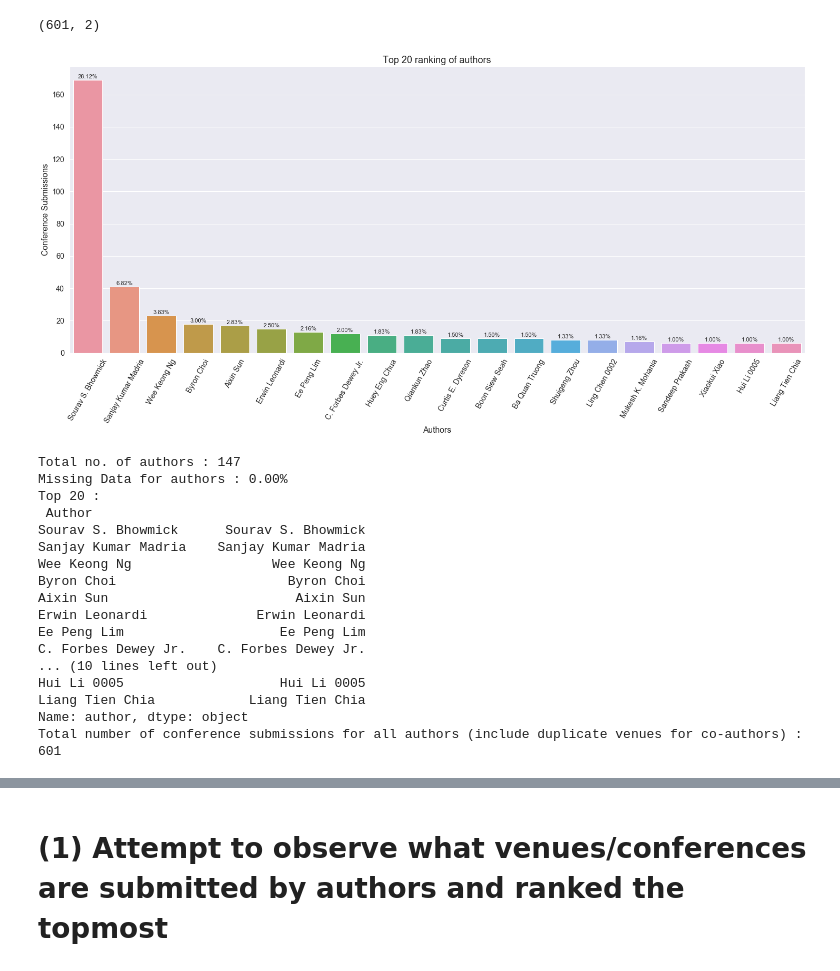
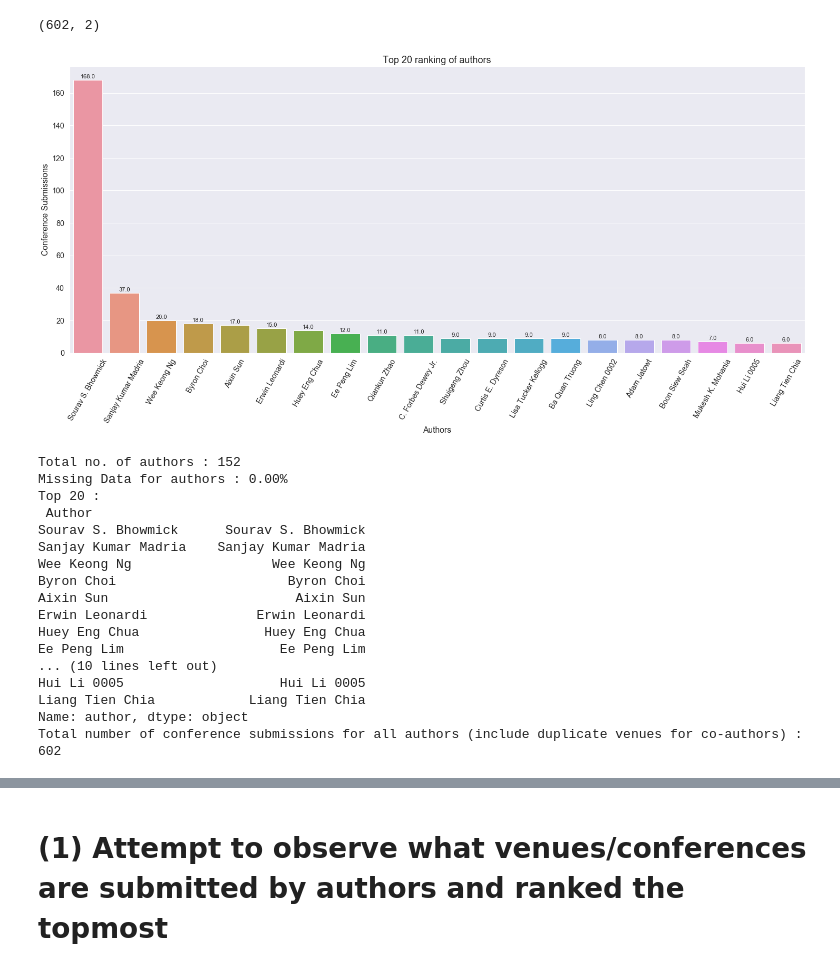
Before and after one commit to samaujs/Network-Science, a Jupyter notebook: dblp/xml_preprocessing_conferences.ipynb, the cells around one changed output, grey strips where cells are left out. Drawn from its saved outputs; the diff is of its cells as text; code cells hidden in the pictures.

Commit message:
Rewritten xml_parse_conferences.py to verify xml_sax_parser.py; both gets sync.

```diff
--- a/dblp/xml_preprocessing_conferences.ipynb
+++ b/dblp/xml_preprocessing_conferences.ipynb
@@ -15,7 +15,8 @@ import matplotlib.pyplot as plt
 # Where to save the figures
 PROJECT_ROOT_DIR = "."
 
-author_edgelist_file = "./datasets/BhowmickSouravS_noTags.csv" # Leskovec-Jure_noTags.csv
+# Getting output filename generated by xml_sax_parser
+author_edgelist_file = "./datasets/BhowmickSouravS.csv" # BhowmickSouravS.csv Leskovec-Jure.csv
 
 def save_fig(filename, tight_layout=True):
     data_path = os.path.join(PROJECT_ROOT_DIR, "images")
@@ -35,7 +36,7 @@ def save_fig(filename, tight_layout=True):
 df = pd.read_csv(author_edgelist_file)
 df.shape
 # %% [output]
-(601, 2)
+(602, 2)
 # %%
 # Plotting top rank authors
 author_Grp = pd.DataFrame()
@@ -51,36 +52,36 @@ order_authors = author_Grp_top.sort_values(by='authorCount',ascending=False)['au
 
 plt.figure(figsize=(25, 10))
 sns.set(color_codes=True)
 sns.set(font_scale = 1.3)
 ax = sns.barplot(x='author', y='authorCount', data=author_Grp_top, order=order_authors)
 ax.set_title('Top ' + str(topmost) + ' ranking of authors', fontsize=18)
 for rectBox in ax.patches:
     count = rectBox.get_height()
     #print("Counts :", count)
     ax.text(rectBox.get_x() + rectBox.get_width()/2.,
             count + bar_text_filler,
-            '{:1.2f}%'.format(count/total_counts*100),
+            count, # '{:1.2f}%'.format(count/total_counts*100) to get %
             ha="center", fontsize=11)
 
 
 xt = plt.xticks(rotation=60)
 plt.xlabel('Authors')
 plt.ylabel('Conference Submissions')
 plt.show()
 
 print("Total no. of authors :", len(author_Grp.index))
 print("Missing Data for authors : " +
       '{:1.2f}%'.format(df['Author'].isnull().sum() / total_counts * 100))
 print("Top " + str(topmost) + " :\n", author_Grp_top['author'])
 print("Total number of conference submissions for all authors (include duplicate venues for co-authors) : ", total_counts)
 
 for ctr in range(len(author_Grp_top)):
     if (author_Grp_top.iloc[ctr]['author'] == -999):
         print("Found in Index", str(ctr) + ":", author_Grp_top.iloc[ctr]['authorCount'])
         print("Missing Data : " + '{:1.2f}%'.format(author_Grp_top.iloc[ctr]['authorCount'] / total_counts * 100))
 # %% [output]
-[figure, old version]
+[figure, new version]
-Total no. of authors : 147
+Total no. of authors : 152
 Missing Data for authors : 0.00%
 Top 20 :
  Author
@@ -90,13 +91,13 @@ Wee Keong Ng                  Wee Keong Ng
 Byron Choi                      Byron Choi
 Aixin Sun                        Aixin Sun
 Erwin Leonardi              Erwin Leonardi
+Huey Eng Chua                Huey Eng Chua
 Ee Peng Lim                    Ee Peng Lim
-C. Forbes Dewey Jr.    C. Forbes Dewey Jr.
 ... (10 lines left out)
 Hui Li 0005                    Hui Li 0005
 Liang Tien Chia            Liang Tien Chia
 Name: author, dtype: object
-Total number of conference submissions for all authors (include duplicate venues for co-authors) :  601
+Total number of conference submissions for all authors (include duplicate venues for co-authors) :  602
 # %%
 # Get author list for each unique venue
 Venue_Authors = pd.DataFrame()
```
Also changed, not shown: parts of 28 cells of this notebook, 2 other files.
